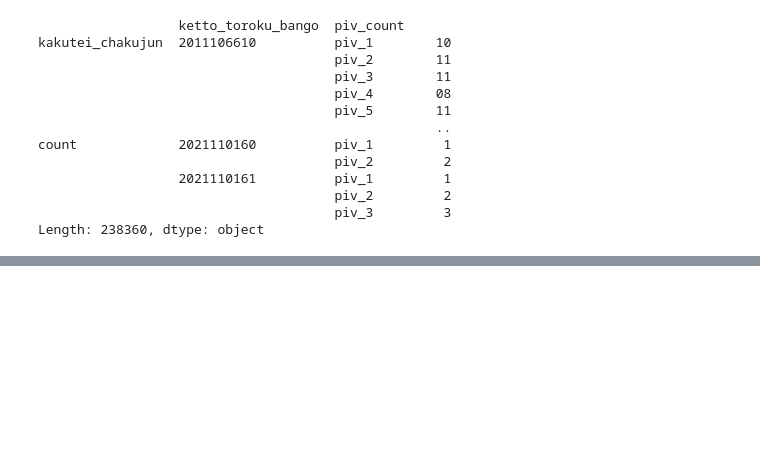
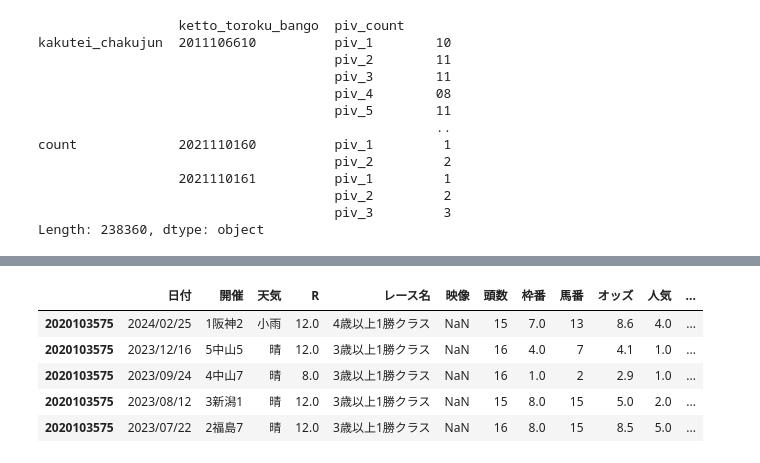
Before and after one commit to mk19828/keiba_2, a Jupyter notebook: keiba003_3.ipynb, the cells around one changed output, grey strips where cells are left out. Saved outputs shown, nothing was run; the diff lists cells and outputs as text; code cells hidden in the pictures; blank space fills up the shorter version.

```diff
--- a/keiba003_3.ipynb
+++ b/keiba003_3.ipynb
@@ -259,3 +259,8 @@ horse_results2 = pd.read_pickle('horse_results2.pickle')
 race_info2 = pd.read_pickle('horse_results2.pickle')
 # %%
 horse_results2.index.value_counts()
+# %%
+import pickle
+with open('../data2/horse_results.pickle', 'rb') as p:
+    l = pickle.load(p)
+    print(l)
@@ -261,0 +285,11 @@ horse_results2.index.value_counts()
+# %%
+import pandas as pd
+pd.set_option('display.max_columns', 50)
+l.head()
+# %% [output]
+|  | 日付 | 開催 | 天気 | R | レース名 | 映像 | 頭数 | 枠番 | 馬番 | オッズ | 人気 | ... |
+| 2020103575 | 2024/02/25 | 1阪神2 | 小雨 | 12.0 | 4歳以上1勝クラス | NaN | 15 | 7.0 | 13 | 8.6 | 4.0 | ... |
+| 2020103575 | 2023/12/16 | 5中山5 | 晴 | 12.0 | 3歳以上1勝クラス | NaN | 16 | 4.0 | 7 | 4.1 | 1.0 | ... |
+| 2020103575 | 2023/09/24 | 4中山7 | 晴 | 8.0 | 3歳以上1勝クラス | NaN | 16 | 1.0 | 2 | 2.9 | 1.0 | ... |
+| 2020103575 | 2023/08/12 | 3新潟1 | 晴 | 12.0 | 3歳以上1勝クラス | NaN | 15 | 8.0 | 15 | 5.0 | 2.0 | ... |
+| 2020103575 | 2023/07/22 | 2福島7 | 晴 | 12.0 | 3歳以上1勝クラス | NaN | 16 | 8.0 | 15 | 8.5 | 5.0 | ... |
```
Also changed, not shown: parts of 6 cells of this notebook, 3 other files.
